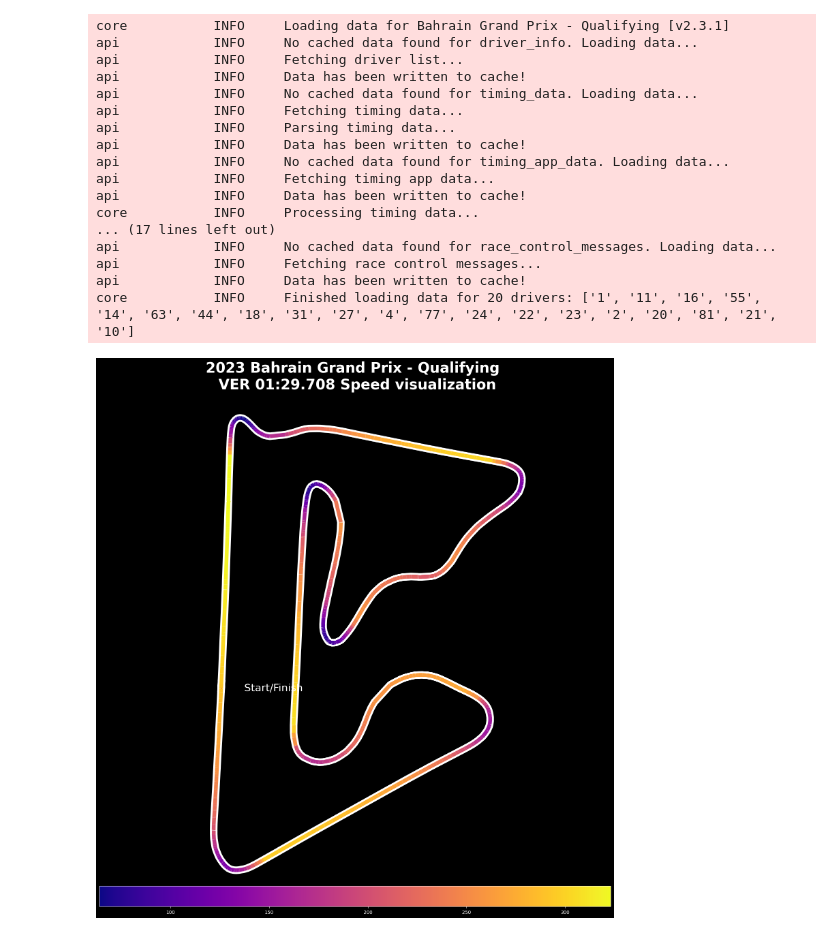
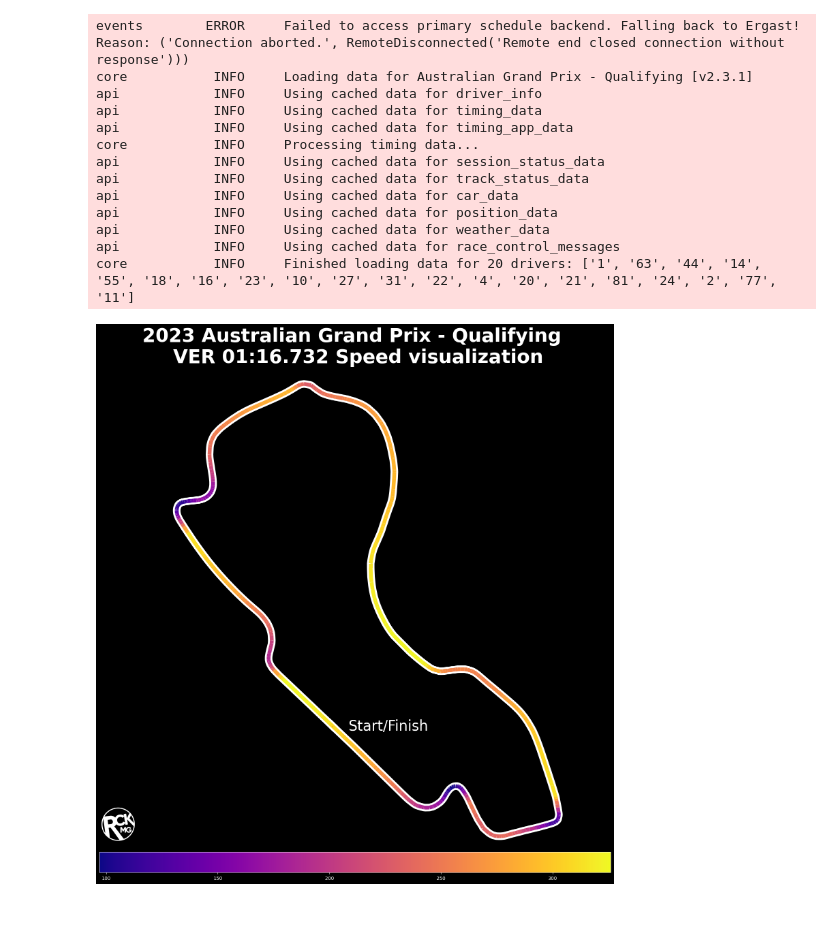
Before and after one commit to RickyRAV/F1DataVisualization, a Jupyter notebook: ForFastestLaps/SpeedVisualization.ipynb, the cells around one changed output. Cells and saved outputs as stored; diff of their text form; code cells hidden in the pictures.

Commit message:
AddedLogoToSpeedVIS

```diff
--- a/ForFastestLaps/SpeedVisualization.ipynb
+++ b/ForFastestLaps/SpeedVisualization.ipynb
@@ -9,27 +11,23 @@ import re
 # %%
 ff1.Cache.enable_cache('../cache')
 # %%
-year, event, event_type = 2023, 'Bahrain', 'Q'
+year, event, event_type = 2023, 'Australia', 'Q'
 session = ff1.get_session(year, event, event_type)
 session.load()
 # %% [output]
-core           INFO     Loading data for Bahrain Grand Prix - Qualifying [v2.3.1]
-api            INFO     No cached data found for driver_info. Loading data...
-api            INFO     Fetching driver list...
-api            INFO     Data has been written to cache!
-api            INFO     No cached data found for timing_data. Loading data...
-api            INFO     Fetching timing data...
-api            INFO     Parsing timing data...
-api            INFO     Data has been written to cache!
-api            INFO     No cached data found for timing_app_data. Loading data...
-api            INFO     Fetching timing app data...
-api            INFO     Data has been written to cache!
+events        ERROR     Failed to access primary schedule backend. Falling back to Ergast! Reason: ('Connection aborted.', RemoteDisconnected('Remote end closed connection without response')))
+core           INFO     Loading data for Australian Grand Prix - Qualifying [v2.3.1]
+api            INFO     Using cached data for driver_info
+api            INFO     Using cached data for timing_data
+api            INFO     Using cached data for timing_app_data
 core           INFO     Processing timing data...
-... (17 lines left out)
-api            INFO     No cached data found for race_control_messages. Loading data...
-api            INFO     Fetching race control messages...
-api            INFO     Data has been written to cache!
-core           INFO     Finished loading data for 20 drivers: ['1', '11', '16', '55', '14', '63', '44', '18', '31', '27', '4', '77', '24', '22', '23', '2', '20', '81', '21', '10']
+api            INFO     Using cached data for session_status_data
+api            INFO     Using cached data for track_status_data
+api            INFO     Using cached data for car_data
+api            INFO     Using cached data for position_data
+api            INFO     Using cached data for weather_data
+api            INFO     Using cached data for race_control_messages
+core           INFO     Finished loading data for 20 drivers: ['1', '63', '44', '14', '55', '18', '16', '23', '10', '27', '31', '22', '4', '20', '21', '81', '24', '2', '77', '11']
 # %%
 driver_1 = 'VER'
 laps_driver_1 = session.laps.pick_driver(driver_1)
@@ -47,14 +45,21 @@ color = idk_mate.telemetry['Speed']
 points = np.array([x, y]).T.reshape(-1, 1, 2)
 segments = np.concatenate([points[:-1], points[1:]], axis=1)
 # %%
-#plot_size = [15, 20]
+plot_width = 15
+plot_height = 20
+plot_size = [plot_width, plot_height]
+# Calculate font sizes based on the plot size
+title_font_size = int(2 * plot_height)  # Adjust the 0.15 multiplier to your liking
+axis_label_font_size = int(1.5 * plot_height)  # Adjust the 0.1 multiplier to your liking
 lap_time_string = strftimedelta(idk_mate['LapTime'], '%m:%s.%ms')
 title = f"{session.event.year} {session.event.EventName} - {session.name} \n {driver_1} {lap_time_string}"
 plot_filename = re.sub(r'\W+', '', title.replace("\n", " ")) + ".png"
+logo_path = '../RCKMG_logo.png'
+logo_img = Image.open(logo_path)
 # %%
 # We create a plot with title and adjust some setting to make it look good.
 fig, ax = plt.subplots(sharex=True, sharey=True)
-plt.suptitle(f"{title} Speed visualization", size = 30, y=0.90, fontweight='bold')
+plt.suptitle(f"{title} Speed visualization", size = title_font_size, y=0.90, fontweight='bold')
 # Adjust margins and turn of axis
 plt.style.use('dark_background')
 plt.subplots_adjust(left=0.1, right=0.9, top=0.9, bottom=0.12)
@@ -82,33 +87,42 @@ line = ax.add_collection(lc)
 # Find the y-coordinate of the starting point
 start_y = segments[0][0][1]
 
 # Calculate the width of the track
 track_width = 9  # This is the value you used for lc_comp.set_linewidth()
 
 # Set the start/finish line width to half of the track width
 line_width = track_width / 2
 
 # Draw the start/finish line
 xmin = segments[0][0][0]
 xmax = xmin + line_width
 plt.hlines(y=start_y, xmin=xmin, xmax=xmax, color='red', linestyle='--', linewidth=2)
 
 # Add the "Start/Finish" text
 text_x = xmax + 600  # You can adjust the 0.5 value to change the distance between the text and the line
 text_y = start_y
-plt.text(text_x, text_y, 'Start/Finish', fontsize=22, verticalalignment='center')
+plt.text(text_x, text_y, 'Start/Finish', fontsize=axis_label_font_size, verticalalignment='center')
 
 
 # Finally, we create a color bar as a legend.
 left_position = (1 - 1) / 2
 cbaxes = fig.add_axes([left_position, 0.1, 1, 0.03])
 normlegend = mpl.colors.Normalize(vmin=color.min(), vmax=color.max())
 legend = mpl.colorbar.ColorbarBase(cbaxes, norm=normlegend, cmap=colormap, orientation="horizontal")
 
+# Define the new width and height for the logo
+new_width = 100
+new_height = 100
+# Resize the logo
+logo_resized = logo_img.resize((new_width, new_height))
+logo_resized_np = np.array(logo_resized)
+logo_x = 15
+logo_y = 125
+fig.figimage(logo_resized_np, xo=logo_x, yo=logo_y, zorder=-1, origin='upper', alpha=1)
 
 # Show the plot
-# plt.rcParams['figure.figsize'] = plot_size
+plt.rcParams['figure.figsize'] = plot_size
 # plt.savefig(plot_filename, dpi=300, bbox_inches='tight')
 plt.show()
 # %% [output]
-[figure, old version]
+[figure, new version]
```
Also changed, not shown: parts of 1 cell of this notebook, 1 other file.
